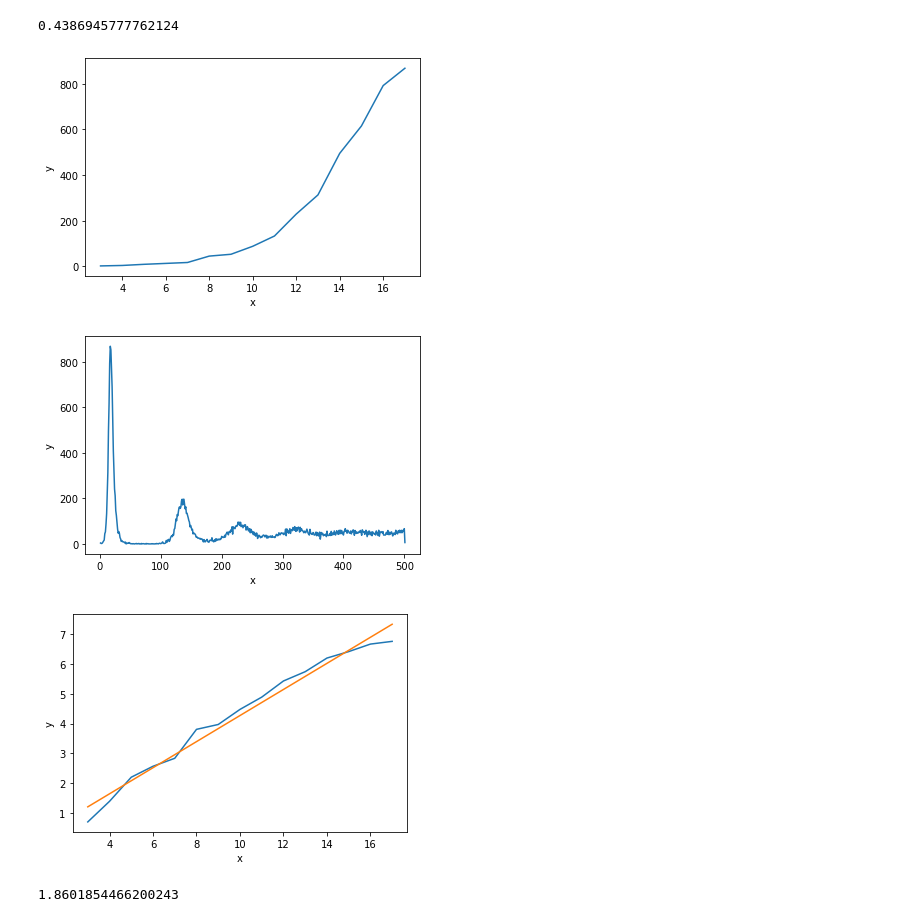
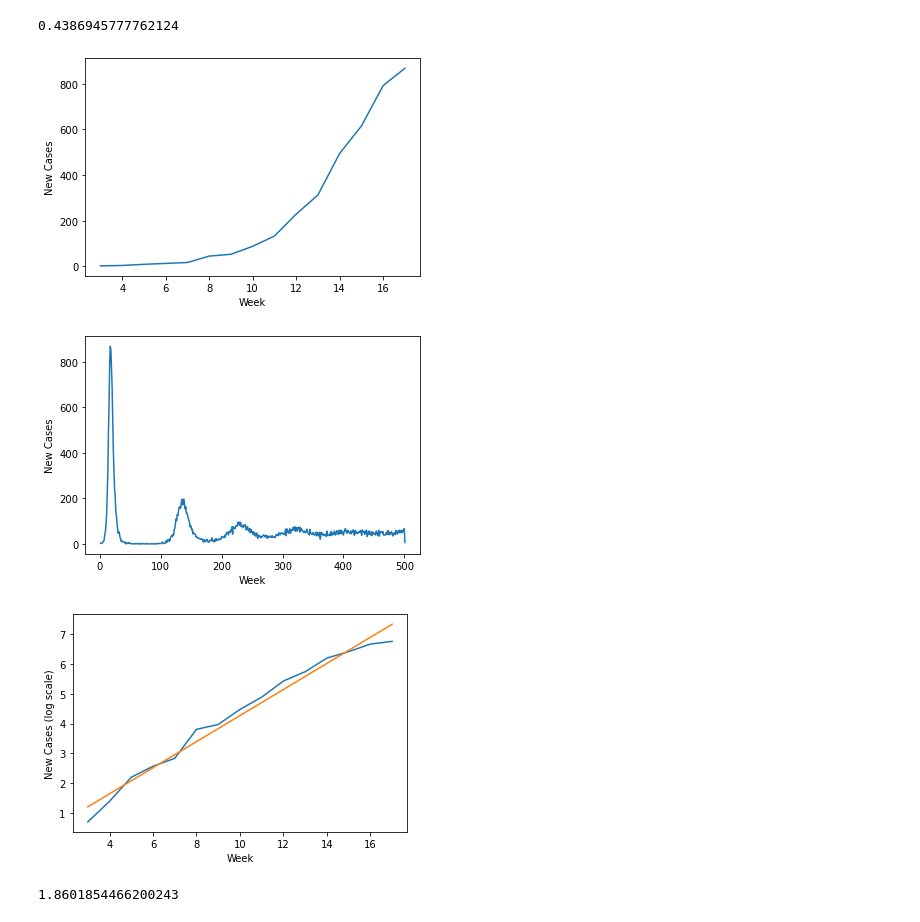
Before and after one commit to ditr2320/csci4830, a Jupyter notebook: hw4/HW4_Q1.ipynb, the cells around one changed output. Drawn from its saved outputs; the diff is of its cells as text; code cells hidden in the pictures.

```diff
--- a/hw4/HW4_Q1.ipynb
+++ b/hw4/HW4_Q1.ipynb
@@ -24,26 +24,26 @@ r = m * x[2:17] + intercept
 0.4386945777762124
 # %%
 plt.plot(x1, y1)
-plt.xlabel('x')
-plt.ylabel('y')
+plt.xlabel('Week')
+plt.ylabel('New Cases')
 plt.show()
 # %% [output]
-[figure, old version]
+[figure, new version]
 # %%
 plt.plot(x, y)
-plt.xlabel('x')
-plt.ylabel('y')
+plt.xlabel('Week')
+plt.ylabel('New Cases')
 plt.show()
 # %% [output]
-[figure, old version]
+[figure, new version]
 # %%
 plt.plot(x1, logy)
 plt.plot(x1,r)
-plt.xlabel('x')
-plt.ylabel('y')
+plt.xlabel('Week')
+plt.ylabel('New Cases (log scale)')
 plt.show()
 # %% [output]
-[figure, old version]
+[figure, new version]
 # %%
 gamma = 1/2
 death = 1/100
```
Also changed, not shown: parts of 2 cells of this notebook, 2 other files.
